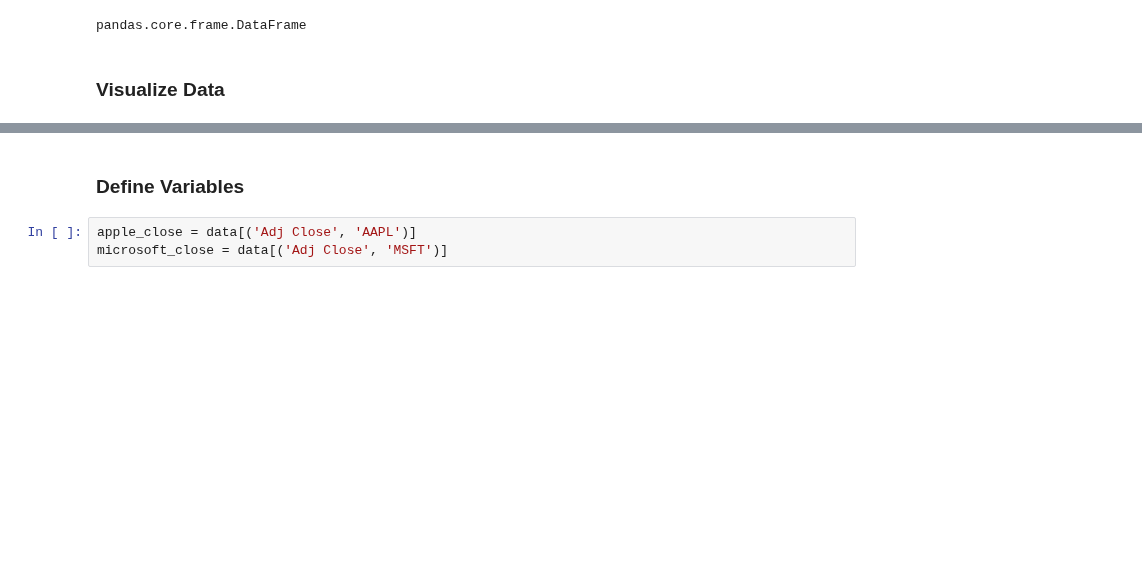
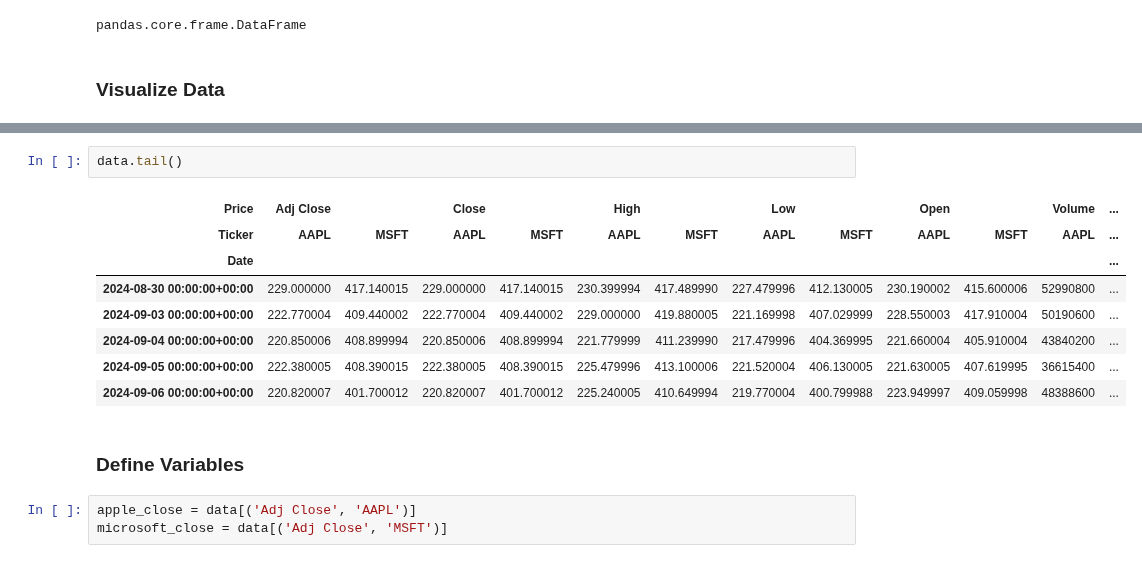
Before and after one commit to pharringtonp19/business-analytics, a Jupyter notebook: notebooks/Function_Worked_Example.ipynb, the cells around one changed output, grey strips where cells are left out. Cells and saved outputs as stored; diff of their text form; blank space fills up the shorter version.

```diff
--- a/notebooks/Function_Worked_Example.ipynb
+++ b/notebooks/Function_Worked_Example.ipynb
@@ -35,3 +35,14 @@ data.head()
+# %%
+data.tail()
+# %% [output]
+| Price | Adj Close |  | Close |  | High |  | Low |  | Open |  | Volume | ... |
+| Ticker | AAPL | MSFT | AAPL | MSFT | AAPL | MSFT | AAPL | MSFT | AAPL | MSFT | AAPL | ... |
+| Date |  |  |  |  |  |  |  |  |  |  |  | ... |
+| 2024-08-30 00:00:00+00:00 | 229.000000 | 417.140015 | 229.000000 | 417.140015 | 230.399994 | 417.489990 | 227.479996 | 412.130005 | 230.190002 | 415.600006 | 52990800 | ... |
+| 2024-09-03 00:00:00+00:00 | 222.770004 | 409.440002 | 222.770004 | 409.440002 | 229.000000 | 419.880005 | 221.169998 | 407.029999 | 228.550003 | 417.910004 | 50190600 | ... |
+| 2024-09-04 00:00:00+00:00 | 220.850006 | 408.899994 | 220.850006 | 408.899994 | 221.779999 | 411.239990 | 217.479996 | 404.369995 | 221.660004 | 405.910004 | 43840200 | ... |
+| 2024-09-05 00:00:00+00:00 | 222.380005 | 408.390015 | 222.380005 | 408.390015 | 225.479996 | 413.100006 | 221.520004 | 406.130005 | 221.630005 | 407.619995 | 36615400 | ... |
+| 2024-09-06 00:00:00+00:00 | 220.820007 | 401.700012 | 220.820007 | 401.700012 | 225.240005 | 410.649994 | 219.770004 | 400.799988 | 223.949997 | 409.059998 | 48388600 | ... |
 # %% [markdown]
 ### **Define Variables**
 # %%
```
Also changed, not shown: parts of 4 cells of this notebook.
